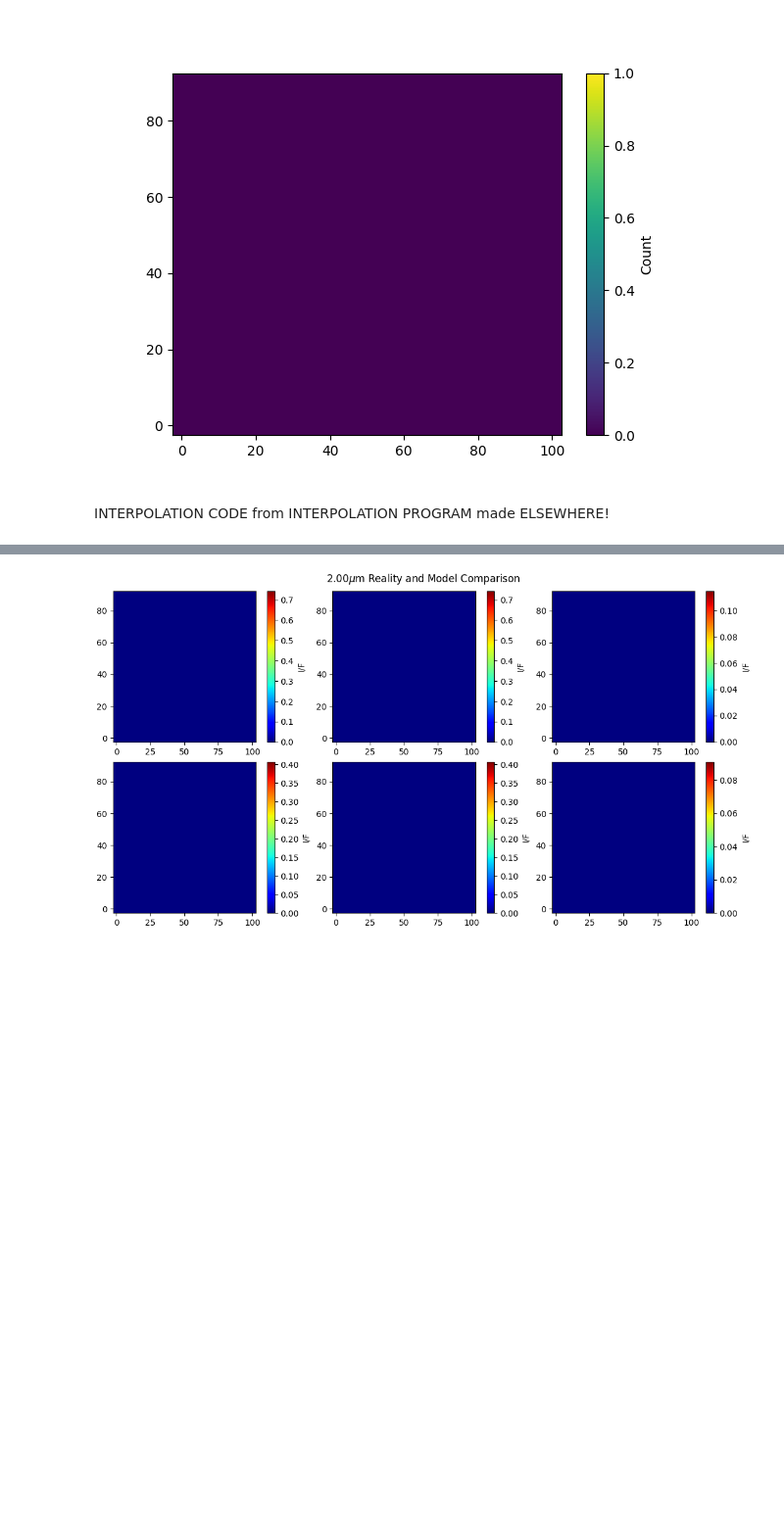
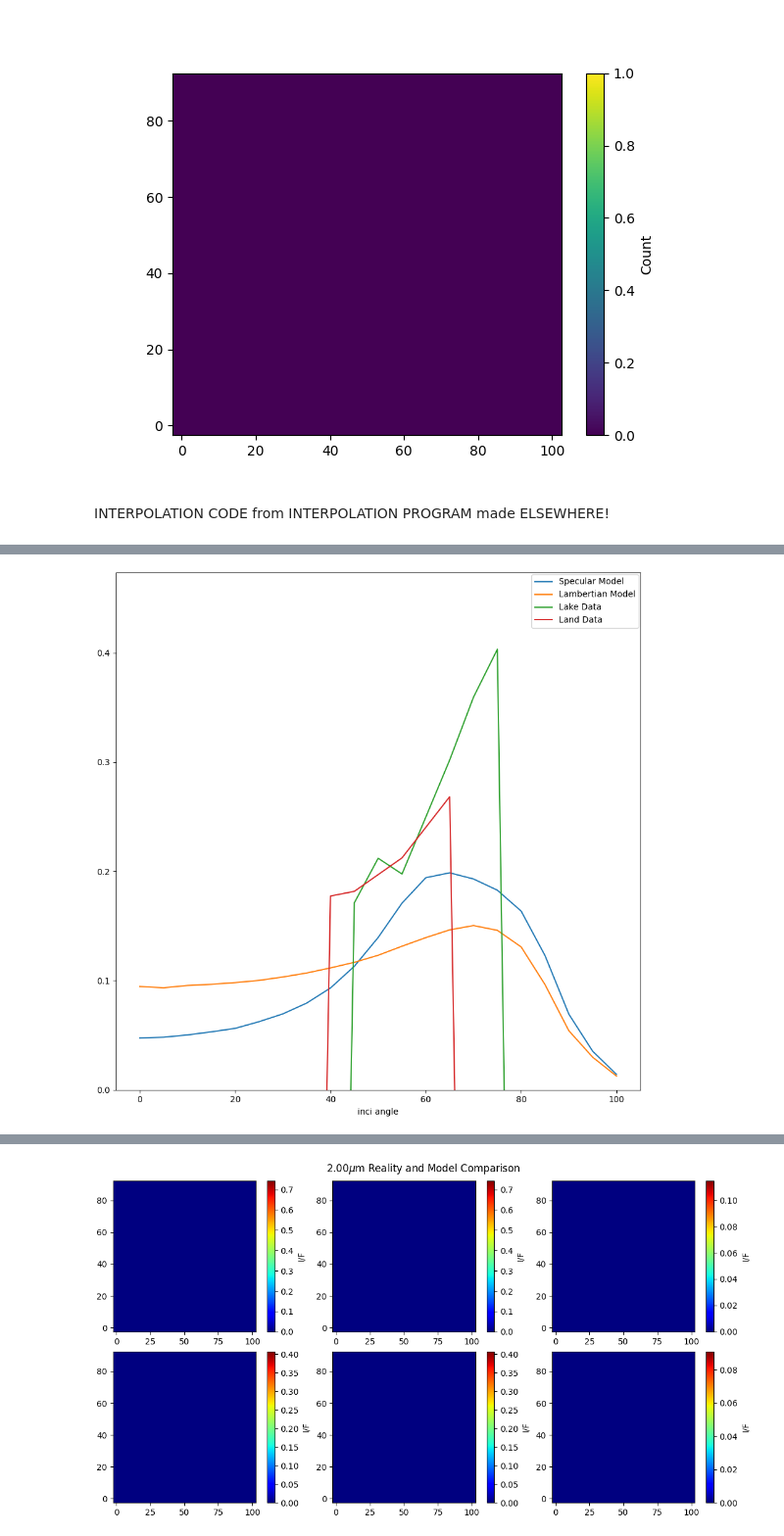
Before and after one commit to GMBlackjack/GMsNotes, a Jupyter notebook: SCRATCH WORK/LambertianSpecularDifferences/Specular Model Tester Present Comparison Method.ipynb, the cells around one changed output, grey strips where cells are left out. Shown at 98% size. Cells and saved outputs as stored; diff of their text form; code cells hidden in the pictures; blank space fills up the shorter version.

```diff
--- a/SCRATCH WORK/LambertianSpecularDifferences/Specular Model Tester Present Comparison Method.ipynb
+++ b/SCRATCH WORK/LambertianSpecularDifferences/Specular Model Tester Present Comparison Method.ipynb
@@ -1253,0 +1391,65 @@ for x in range(len(inputMatrix2)):
+# %%
+plt.close()
+# Getting a Sliced Line through the thing...
+sline = "inci" # "inci" "emis" "azim"
+specModel = []
+lambModel = []
+lakeData = []
+landData = []
+Eangles = []
+
+inci = 11 #incidence, 13=65 degrees.
+emis = 12 #emission, 12=60 degrees.
+azim = 1 #azimuth.
+#The one being sliced through will not be used.
+#GOOD ONES: INCI 14 5
+# 11 13 AZIM
+
+
+
+i = 0
+if (sline == "inci"):
+    while (i < 21):
+        specModel.append(dataWin5[i][emis][azim])
+        lambModel.append(dataWin5L[i][emis][azim])
+        lakeData.append(finalMatrix[i][emis][azim])
+        landData.append(finalMatrix2[i][emis][azim])
+        Eangles.append(i*5.)
+        i=i+1
+if (sline == "emis"):
+    while (i < 19):
+        specModel.append(dataWin5[inci][i][azim])
+        lambModel.append(dataWin5L[inci][i][azim])
+        lakeData.append(finalMatrix[inci][i][azim])
+        landData.append(finalMatrix2[inci][i][azim])
+        Eangles.append(i*5.)
+        i=i+1
+if (sline == "azim"):
+    while (i < 37):
+        specModel.append(dataWin5[inci][emis][i])
+        lambModel.append(dataWin5L[inci][emis][i])
+        lakeData.append(finalMatrix[inci][emis][i])
+        landData.append(finalMatrix2[inci][emis][i])
+        Eangles.append(i*5.)
+        i=i+1
+
+#The problem here is that these things aren't in the same scale domian, makes it hard to compare. So we need to reclaim the
+#line's shape without altering anything else. The problem is our sets of data have different lengths!
+#One may think the derivative may help, but it also scales based on the actual values. But you know what doesn't?
+#Multiplicity. The number you multiply one point by to get the next, that is a scale-invariant quantity. We can use that
+#To extract generic shapes. Cycle through and alter everything according to this.
+
+fig, ax = plt.subplots(figsize = (9,9), layout="constrained") #matplotlib's axis and figure notation is so annoying and obtuse...
+
+ax.plot(Eangles, np.array(specModel)*8., label="Specular Model")
+ax.plot(Eangles, np.array(lambModel)*8., label="Lambertian Model")
+ax.plot(Eangles, lakeData, label="Lake Data")
+ax.plot(Eangles, landData, label="Land Data")
+ax.set(xlabel = sline + " angle")
+fig.legend()
+
+ax.set(ylim = 0.0)
+
+plt.show()
+# %% [output]
+[figure, added]
```
Also changed, not shown: parts of 3 cells of this notebook, 11 other files.
